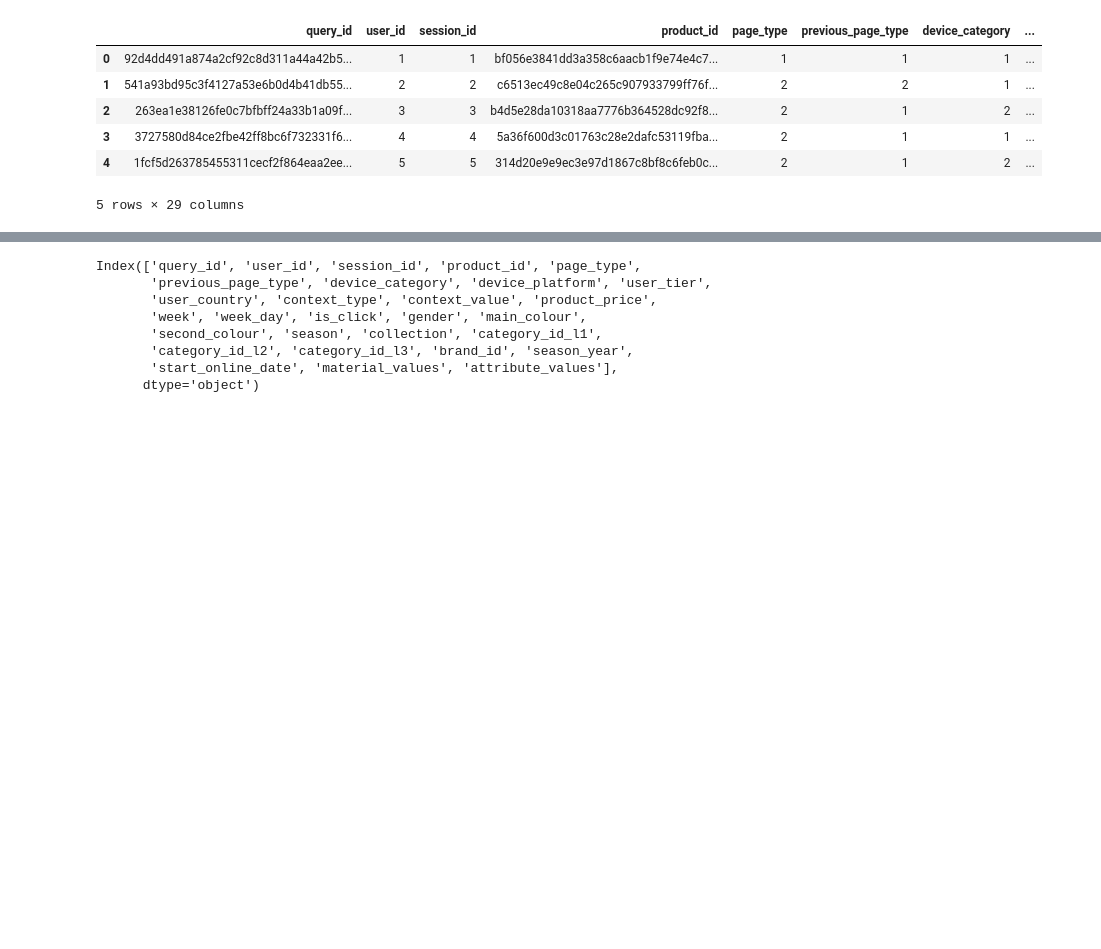
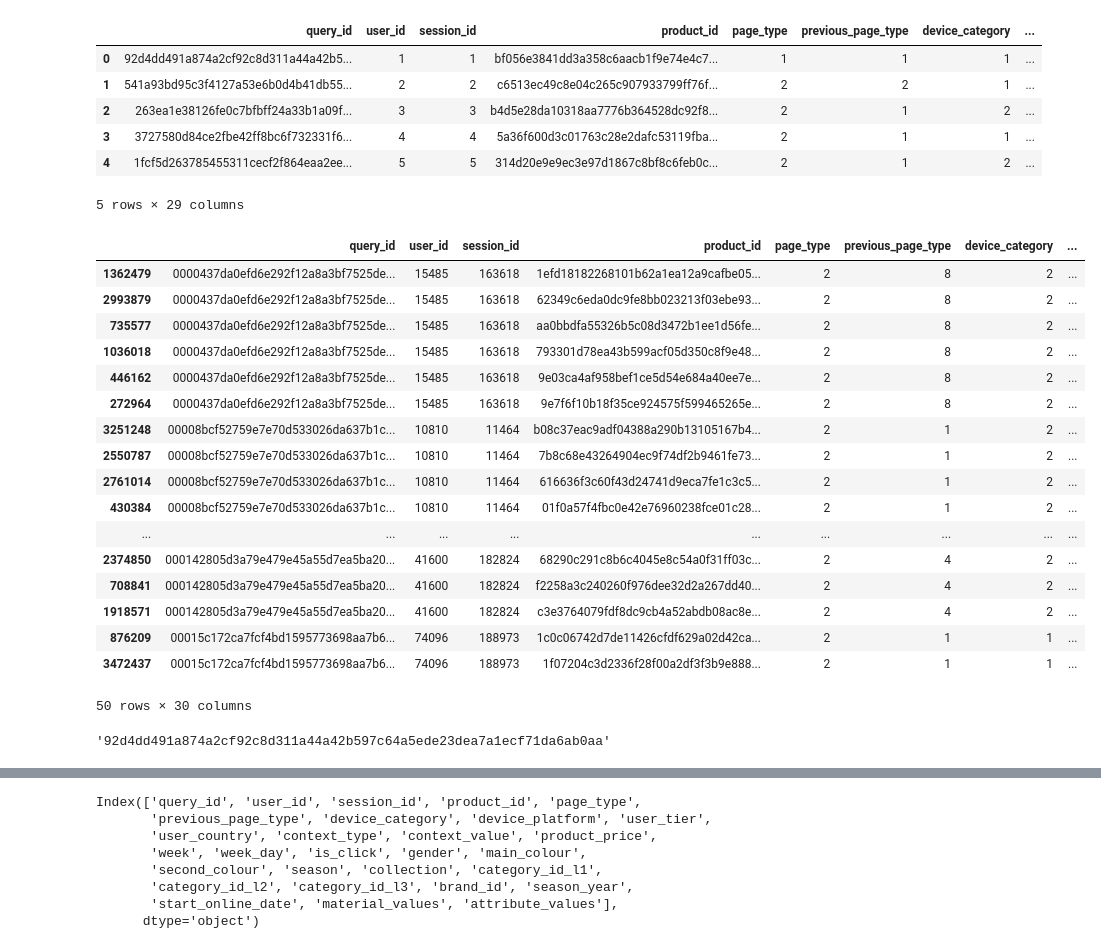
Before and after one commit to kashyapbarua/farfetch-recommendation-challenge, a Jupyter notebook: notebook_challenge.ipynb, the cells around one changed output, grey strips where cells are left out. Drawn from its saved outputs; the diff is of its cells as text; code cells hidden in the pictures; blank space fills up the shorter version.

```diff
--- a/notebook_challenge.ipynb
+++ b/notebook_challenge.ipynb
@@ -152,3 +146,28 @@ leftjoin_copy.head()
 | 3 | 3727580d84ce2fbe42ff8bc6f732331f6... | 4 | 4 | 5a36f600d3c01763c28e2dafc53119fba... | 2 | 1 | 1 | ... |
 | 4 | 1fcf5d263785455311cecf2f864eaa2ee... | 5 | 5 | 314d20e9e9ec3e97d1867c8bf8c6feb0c... | 2 | 1 | 2 | ... |
 5 rows × 29 columns
+# %%
+leftjoin_copy.sort_values(['query_id']).head(50)
+# %% [output]
+|  | query_id | user_id | session_id | product_id | page_type | previous_page_type | device_category | ... |
+| 1362479 | 0000437da0efd6e292f12a8a3bf7525de... | 15485 | 163618 | 1efd18182268101b62a1ea12a9cafbe05... | 2 | 8 | 2 | ... |
+| 2993879 | 0000437da0efd6e292f12a8a3bf7525de... | 15485 | 163618 | 62349c6eda0dc9fe8bb023213f03ebe93... | 2 | 8 | 2 | ... |
+| 735577 | 0000437da0efd6e292f12a8a3bf7525de... | 15485 | 163618 | aa0bbdfa55326b5c08d3472b1ee1d56fe... | 2 | 8 | 2 | ... |
+| 1036018 | 0000437da0efd6e292f12a8a3bf7525de... | 15485 | 163618 | 793301d78ea43b599acf05d350c8f9e48... | 2 | 8 | 2 | ... |
+| 446162 | 0000437da0efd6e292f12a8a3bf7525de... | 15485 | 163618 | 9e03ca4af958bef1ce5d54e684a40ee7e... | 2 | 8 | 2 | ... |
+| 272964 | 0000437da0efd6e292f12a8a3bf7525de... | 15485 | 163618 | 9e7f6f10b18f35ce924575f599465265e... | 2 | 8 | 2 | ... |
+| 3251248 | 00008bcf52759e7e70d533026da637b1c... | 10810 | 11464 | b08c37eac9adf04388a290b13105167b4... | 2 | 1 | 2 | ... |
+| 2550787 | 00008bcf52759e7e70d533026da637b1c... | 10810 | 11464 | 7b8c68e43264904ec9f74df2b9461fe73... | 2 | 1 | 2 | ... |
+| 2761014 | 00008bcf52759e7e70d533026da637b1c... | 10810 | 11464 | 616636f3c60f43d24741d9eca7fe1c3c5... | 2 | 1 | 2 | ... |
+| 430384 | 00008bcf52759e7e70d533026da637b1c... | 10810 | 11464 | 01f0a57f4fbc0e42e76960238fce01c28... | 2 | 1 | 2 | ... |
+| ... | ... | ... | ... | ... | ... | ... | ... | ... |
+| 2374850 | 000142805d3a79e479e45a55d7ea5ba20... | 41600 | 182824 | 68290c291c8b6c4045e8c54a0f31ff03c... | 2 | 4 | 2 | ... |
+| 708841 | 000142805d3a79e479e45a55d7ea5ba20... | 41600 | 182824 | f2258a3c240260f976dee32d2a267dd40... | 2 | 4 | 2 | ... |
+| 1918571 | 000142805d3a79e479e45a55d7ea5ba20... | 41600 | 182824 | c3e3764079fdf8dc9cb4a52abdb08ac8e... | 2 | 4 | 2 | ... |
+| 876209 | 00015c172ca7fcf4bd1595773698aa7b6... | 74096 | 188973 | 1c0c06742d7de11426cfdf629a02d42ca... | 2 | 1 | 1 | ... |
+| 3472437 | 00015c172ca7fcf4bd1595773698aa7b6... | 74096 | 188973 | 1f07204c3d2336f28f00a2df3f3b9e888... | 2 | 1 | 1 | ... |
+50 rows × 30 columns
+# %%
+leftjoin_copy['query_id'][0]
+# %% [output]
+'92d4dd491a874a2cf92c8d311a44a42b597c64a5ede23dea7a1ecf71da6ab0aa'
```
Also changed, not shown: parts of 24 cells of this notebook.
